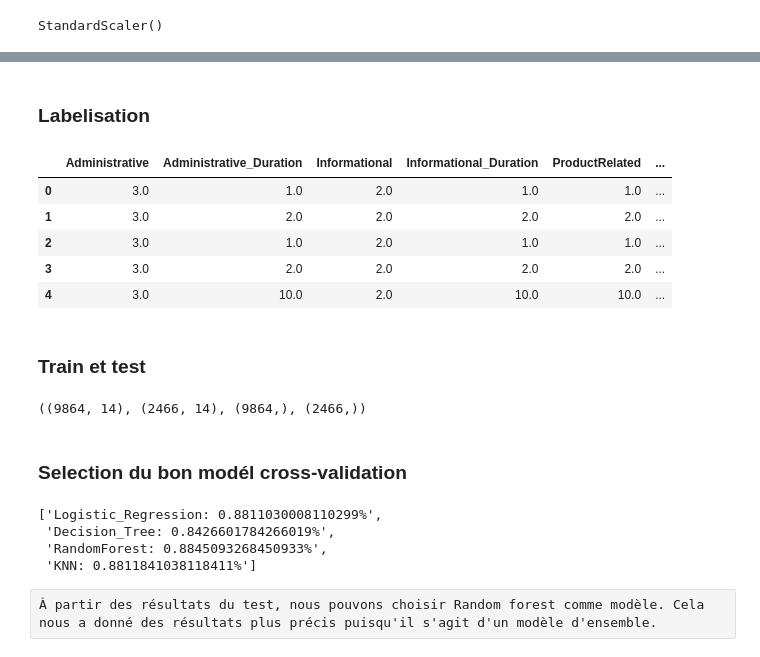
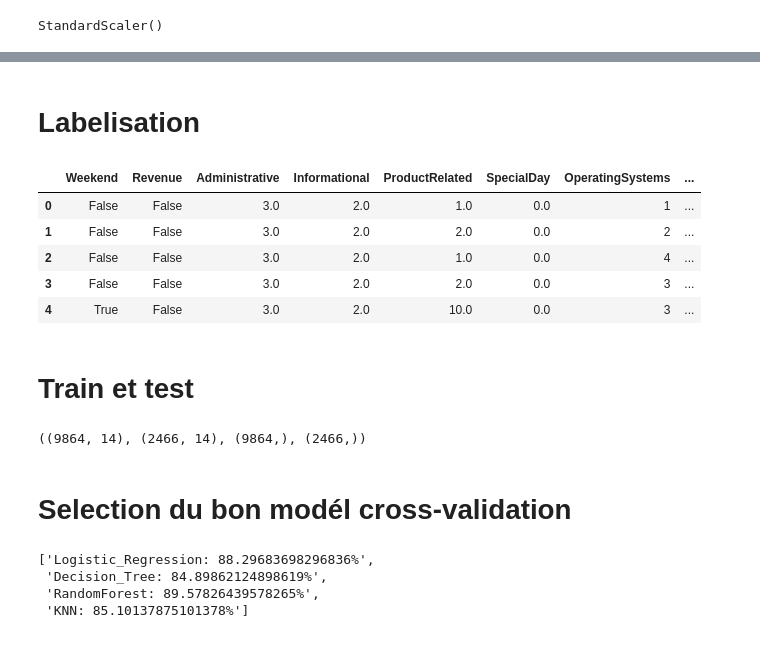
Before and after one commit to mamadoundiaye13/machine-learning-groupe5, a Jupyter notebook: ProjetMLi_Grp5.ipynb, the cells around one changed output, grey strips where cells are left out. Cells and saved outputs as stored; diff of their text form; code cells hidden in the pictures.

```diff
--- a/ProjetMLi_Grp5.ipynb
+++ b/ProjetMLi_Grp5.ipynb
@@ -211,6 +179,2 @@ Name: Informational_Duration, Length: 12330, dtype: float64
 # %% [markdown]
 ### Rremplace les none par la moyenne des colonnes de la liste val_imputer
-# %%
-for i in val_imputer:
-    mean_value=df[i].mean()
-    df[i]=df[cols].fillna(mean_value)
@@ -222,0 +181,9 @@ for i in val_imputer:
+# %%
+values = ['Administrative_Duration','Informational_Duration','ProductRelated_Duration','BounceRates','ExitRates']
+for cols in values:
+    mean_value=clients[cols].mean()
+    clients[cols]=clients[cols].fillna(mean_value)
+
+
+
+[clients[cols].isnull().sum() for i in values]
@@ -278,10 +249,14 @@ Le site Web génère beaucoup de revenus grâce aux pages liées aux produits
 # %%
-Categorical_variables=['Weekend','Revenue','Administrative','Informational','ProductRelated','SpecialDay',
- 'OperatingSystems','Browser','Region','Month','TrafficType','VisitorType']
+from sklearn.preprocessing import StandardScaler
 
-scale=[feature for feature in df.columns if feature not in Categorical_variables]
+scale=[feature for feature in clients.columns if feature not in Categorical_variables]
 
 scaler=StandardScaler()
-scaler.fit(df[scale])
+scaler.fit(clients[scale])
 # %% [output]
 StandardScaler()
+# %%
+scaled_data = pd.concat([clients[Categorical_variables].reset_index(drop=True),
+                    pd.DataFrame(scaler.transform(clients[scale]), columns=scale)],
+                    axis=1)
+scaled_data.head()
@@ -288,23 +270,24 @@ StandardScaler()
 # %% [markdown]
-### Labelisation
+# Labelisation
 # %%
 from sklearn.preprocessing import LabelEncoder
 encoded_features=['Month','VisitorType']
 
+label_data = scaled_data.copy()
 label_encoder = LabelEncoder()
 for col in encoded_features:
-    df[col] = label_encoder.fit_transform(df[col])
+    label_data[col] = label_encoder.fit_transform(scaled_data[col])
 
-df.head()
+label_data.head()
 # %% [output]
-|  | Administrative | Administrative_Duration | Informational | Informational_Duration | ProductRelated | ... |
-| 0 | 3.0 | 1.0 | 2.0 | 1.0 | 1.0 | ... |
-| 1 | 3.0 | 2.0 | 2.0 | 2.0 | 2.0 | ... |
-| 2 | 3.0 | 1.0 | 2.0 | 1.0 | 1.0 | ... |
-| 3 | 3.0 | 2.0 | 2.0 | 2.0 | 2.0 | ... |
-| 4 | 3.0 | 10.0 | 2.0 | 10.0 | 10.0 | ... |
+|  | Weekend | Revenue | Administrative | Informational | ProductRelated | SpecialDay | OperatingSystems | ... |
+| 0 | False | False | 3.0 | 2.0 | 1.0 | 0.0 | 1 | ... |
+| 1 | False | False | 3.0 | 2.0 | 2.0 | 0.0 | 2 | ... |
+| 2 | False | False | 3.0 | 2.0 | 1.0 | 0.0 | 4 | ... |
+| 3 | False | False | 3.0 | 2.0 | 2.0 | 0.0 | 3 | ... |
+| 4 | True | False | 3.0 | 2.0 | 10.0 | 0.0 | 3 | ... |
 # %% [markdown]
-### Train et test
+# Train et test
 # %%
 from sklearn.model_selection import train_test_split
 
@@ -316,9 +299,8 @@ X_train.shape, X_test.shape ,y_train.shape, y_test.shape
 # %% [output]
 ((9864, 14), (2466, 14), (9864,), (2466,))
 # %% [markdown]
-### Selection du bon modél cross-validation
+# Selection du bon modél cross-validation
 # %%
-from sklearn.model_selection import cross_val_score
 
 logreg_cv = LogisticRegression(random_state=0, solver='lbfgs', max_iter=10000)
 dt_cv=DecisionTreeClassifier()
@@ -326,15 +308,13 @@ rt_cv=RandomForestClassifier()
 knn_cv=KNeighborsClassifier()
 
 cv_models = dict(Logistic_Regression = logreg_cv, Decision_Tree = dt_cv, RandomForest = rt_cv, KNN = knn_cv)
-scores = [key + ": " + str(cross_val_score(value, X, y, cv=10, scoring ='accuracy').mean()) + '%' for key, value in cv_models.items()]
+scores = [key + ": " + str(cross_val_score(value, X, y, cv=10, scoring ='accuracy').mean()*100) + '%' for key, value in cv_models.items()]
 scores
 # %% [output]
-['Logistic_Regression: 0.8811030008110299%',
- 'Decision_Tree: 0.8426601784266019%',
- 'RandomForest: 0.8845093268450933%',
- 'KNN: 0.8811841038118411%']
+['Logistic_Regression: 88.29683698296836%',
+ 'Decision_Tree: 84.89862124898619%',
+ 'RandomForest: 89.57826439578265%',
+ 'KNN: 85.10137875101378%']
-# %% [raw]
-À partir des résultats du test, nous pouvons choisir Random forest comme modèle. Cela nous a donné des résultats plus précis puisqu'il s'agit d'un modèle d'ensemble.
 # %%
 max(scores)
 # %% [output]
```
Also changed, not shown: parts of 46 cells of this notebook, 1 other file.
